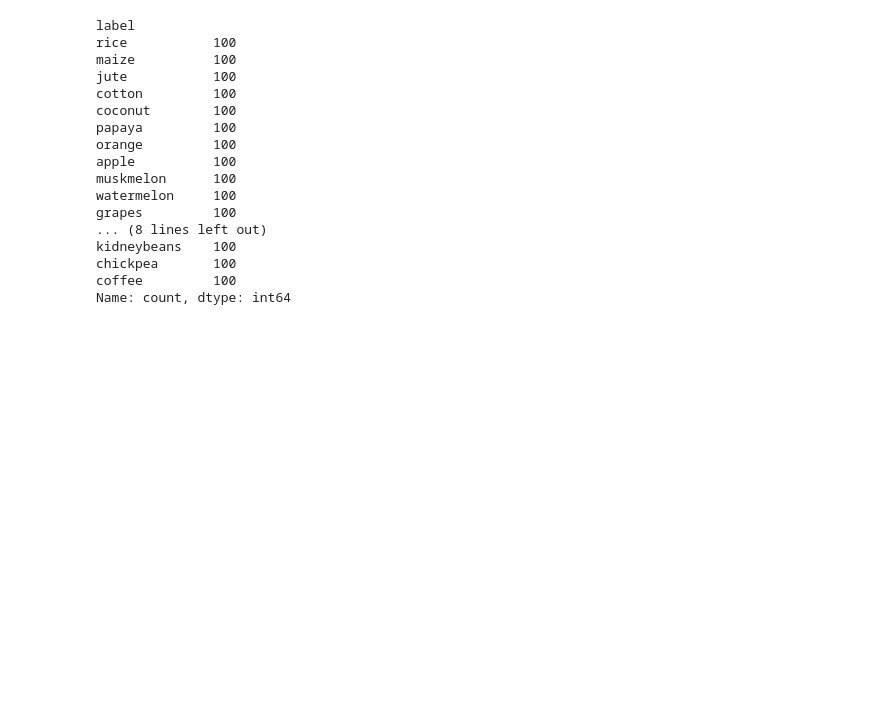
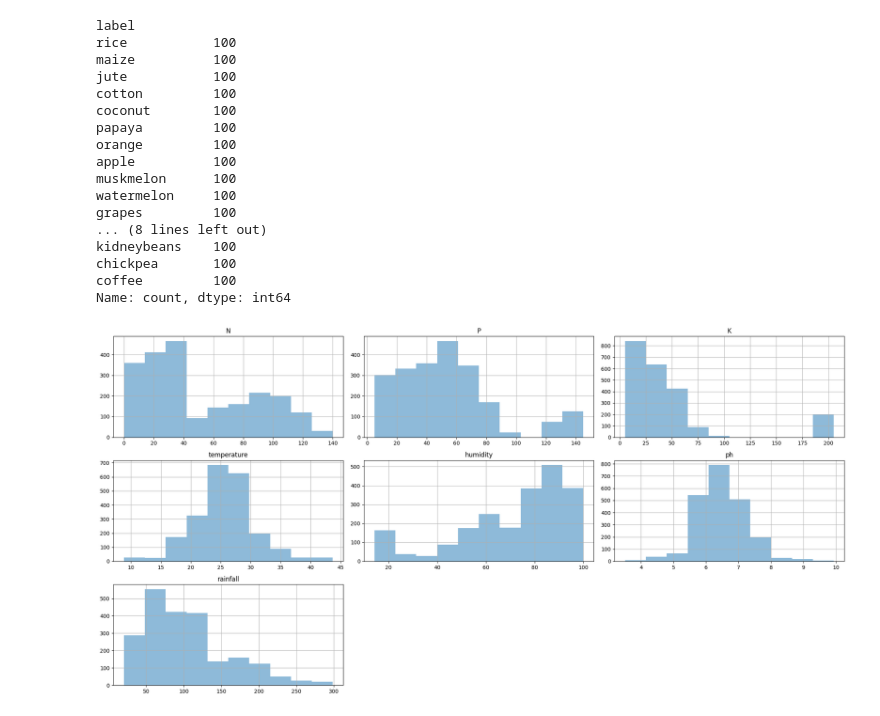
Before and after one commit to DipeshDhote/crop_recommendation, a Jupyter notebook: notebook/data/EDA.ipynb, the cells around one changed output. Cells and saved outputs as stored; diff of their text form; code cells hidden in the pictures; blank space fills up the shorter version.

```diff
--- a/notebook/data/EDA.ipynb
+++ b/notebook/data/EDA.ipynb
@@ -106,3 +114,9 @@ kidneybeans    100
 chickpea       100
 coffee         100
 Name: count, dtype: int64
+# %%
+data.hist(alpha=0.5, figsize=(20, 10))
+plt.tight_layout()
+plt.show()
+# %% [output]
+[figure, added]
```
Also changed, not shown: parts of 14 cells of this notebook, 7 other files.
